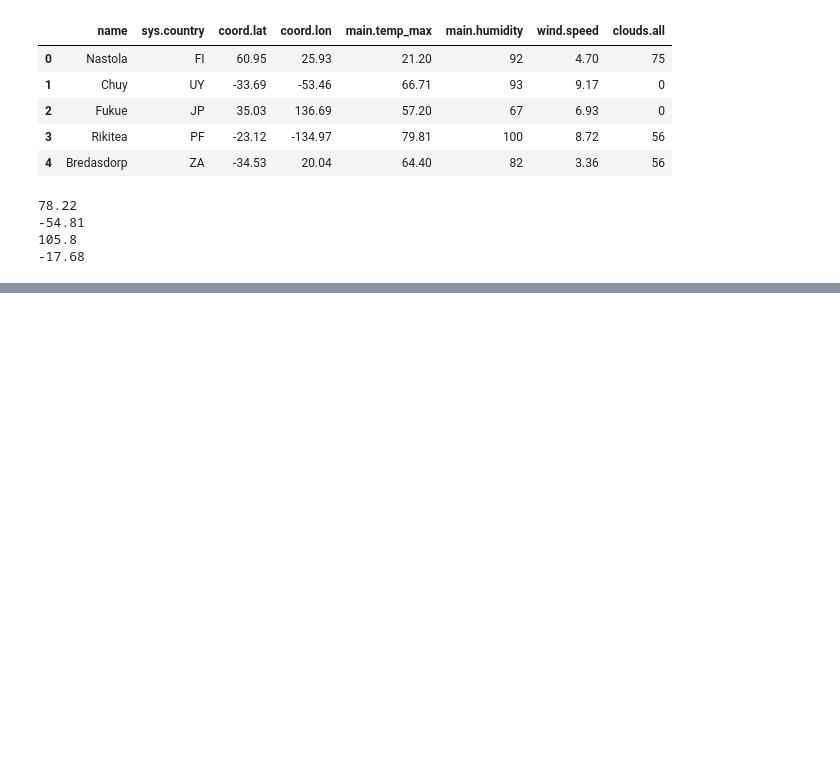
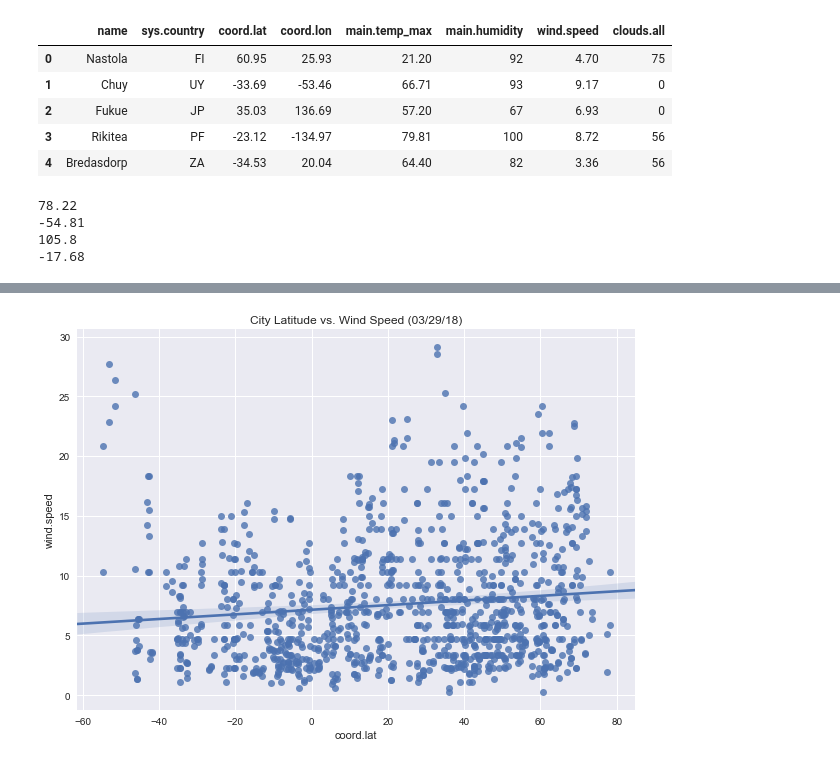
Before and after one commit to timothyyu/weatherpy, a Jupyter notebook: main.ipynb, the cells around one changed output, grey strips where cells are left out. Saved outputs shown, nothing was run; the diff lists cells and outputs as text; code cells hidden in the pictures; blank space fills up the shorter version.

```diff
--- a/main.ipynb
+++ b/main.ipynb
@@ -224,3 +226,9 @@ plt.show()
+# %%
+sns.plt.title("City Latitude vs. Wind Speed (%s)" % time.strftime("%x"))
+sns.regplot( x="coord.lat", y="wind.speed", data =data)
+plt.show()
+# %% [output]
+[figure, added]
 # %%
 #Documentation on OWM wrapper ---> https://github.com/crazycapivara/openweathermapy
 #openweathermap complete city list:
```
Also changed, not shown: parts of 4 cells of this notebook.
